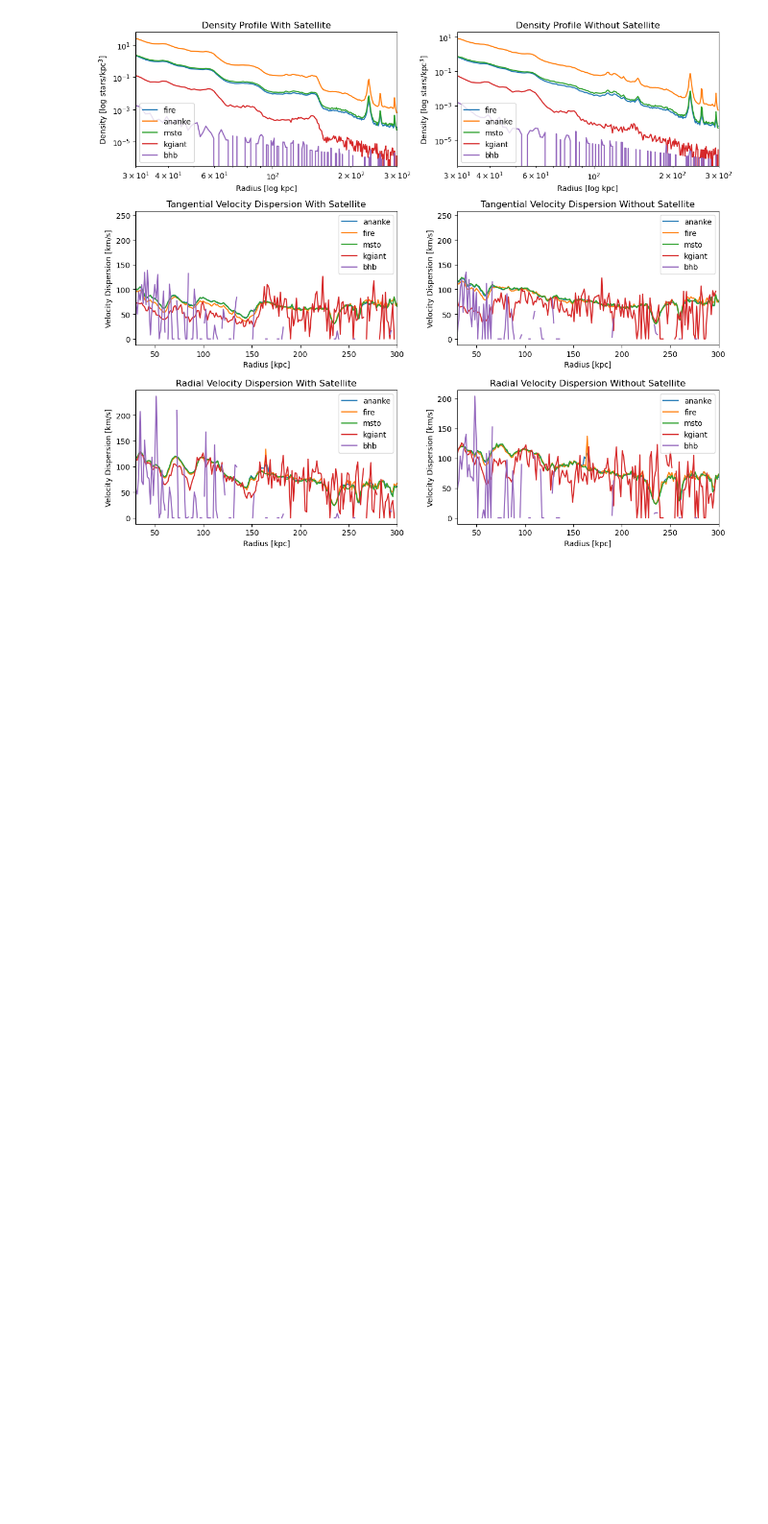
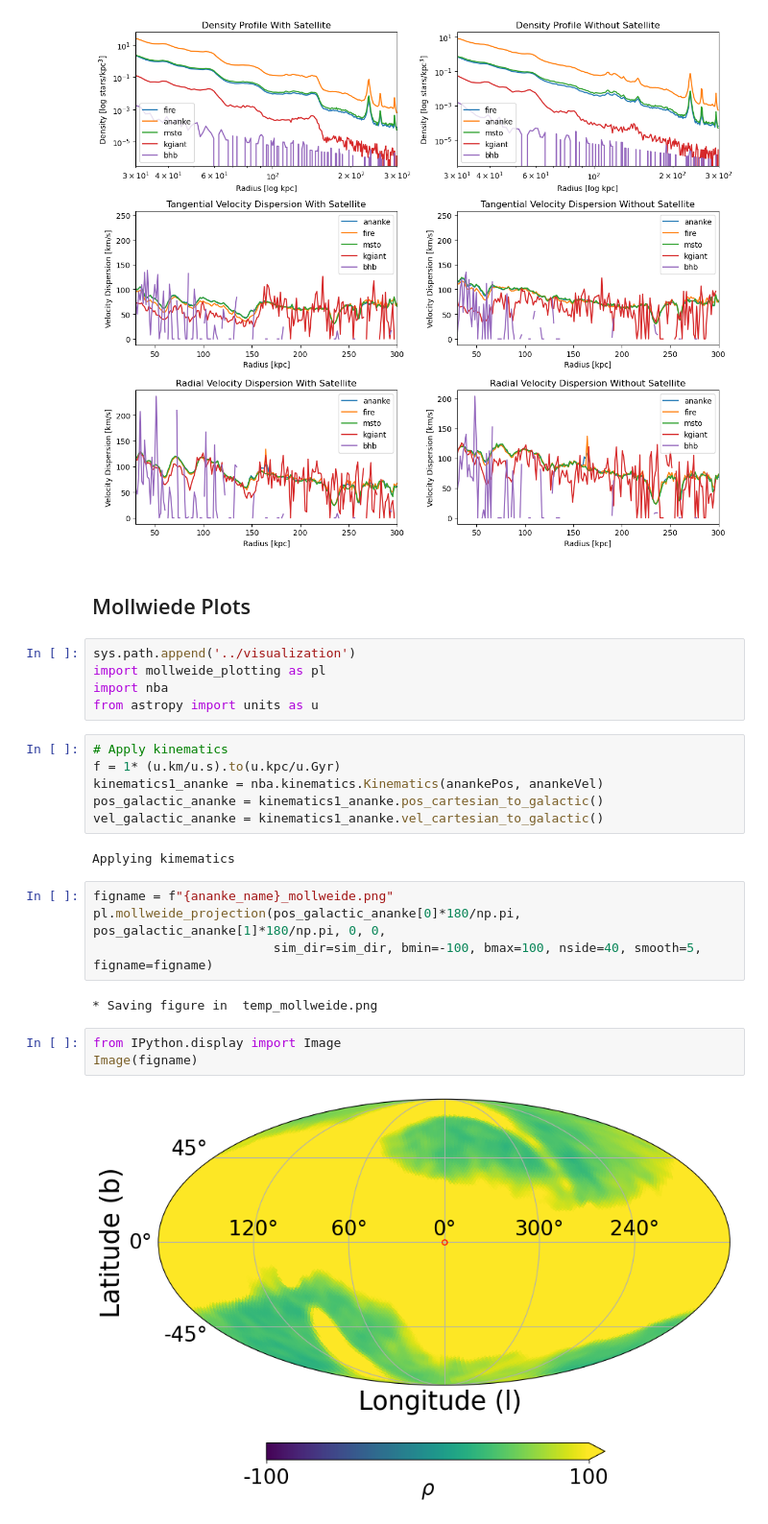
Before and after one commit to aeden2019/rubin_mw_mocks, a Jupyter notebook: src/analysis/Plots.ipynb, the cells around one changed output. Shown at 96% size. Cells and saved outputs as stored; diff of their text form; blank space fills up the shorter version.

Commit message:
Attempt to integrate mollweide plots

```diff
--- a/src/analysis/Plots.ipynb
+++ b/src/analysis/Plots.ipynb
@@ -552,3 +552,29 @@ plt.tight_layout()
 plt.show()
 # %% [output]
 [figure]
+# %% [markdown]
+## Mollwiede Plots
+# %%
+sys.path.append('../visualization')
+import mollweide_plotting as pl
+import nba
+from astropy import units as u
+# %%
+# Apply kinematics
+f = 1* (u.km/u.s).to(u.kpc/u.Gyr)
+kinematics1_ananke = nba.kinematics.Kinematics(anankePos, anankeVel)
+pos_galactic_ananke = kinematics1_ananke.pos_cartesian_to_galactic()
+vel_galactic_ananke = kinematics1_ananke.vel_cartesian_to_galactic()
+# %% [output]
+Applying kimematics
+# %%
+figname = f"{ananke_name}_mollweide.png"
+pl.mollweide_projection(pos_galactic_ananke[0]*180/np.pi, pos_galactic_ananke[1]*180/np.pi, 0, 0,
+                        sim_dir=sim_dir, bmin=-100, bmax=100, nside=40, smooth=5, figname=figname)
+# %% [output]
+* Saving figure in  temp_mollweide.png
+# %%
+from IPython.display import Image
+Image(figname)
+# %% [output]
+[figure, added]
```
Also changed, not shown: parts of 5 cells of this notebook.
